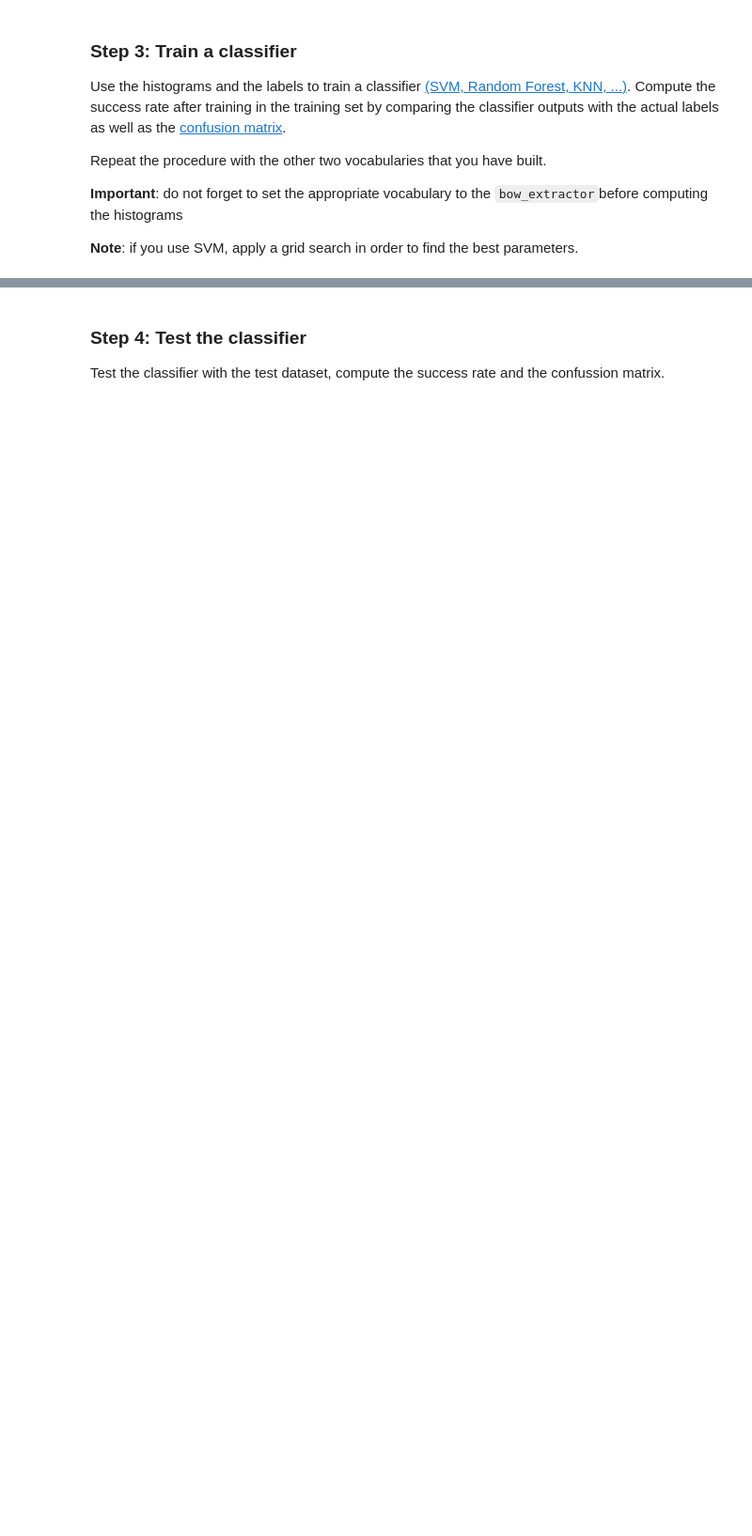
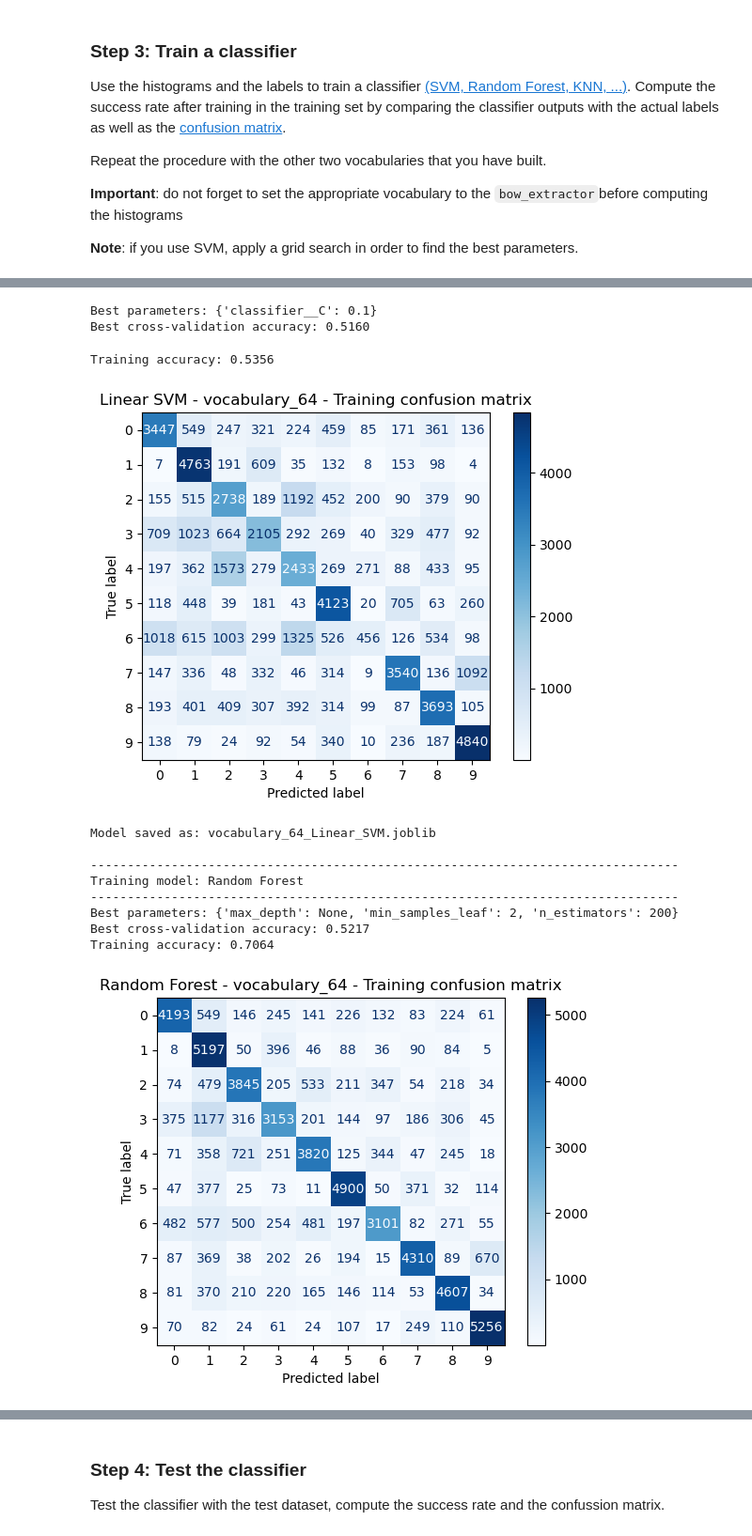
Before and after one commit to hugogs7/CV-II, a Jupyter notebook: 1a - Image classification.ipynb, the cells around one changed output, grey strips where cells are left out. Shown at 94% size. Cells and saved outputs as stored; diff of their text form; code cells hidden in the pictures; blank space fills up the shorter version.

```diff
--- a/1a - Image classification.ipynb
+++ b/1a - Image classification.ipynb
@@ -178,5 +519,11 @@ Repeat the procedure with the other two vocabularies that you have built.
 # %%
-# vocabulary size 2
-### Write your code here
-
-# bow_extractor.setVocabulary(my_voc_2)
+# Train and evaluate models using vocabulary size 2
+results_voc_2, models_voc_2, train_histograms_voc_2 = train_and_evaluate_models_for_vocabulary(
+    vocabulary=vocabulary_2,
+    vocabulary_size=voc_size_2,
+    vocabulary_name="vocabulary_64",
+    bow_extractor=bow_extractor,
+    train_images=train_images,
+    train_labels=train_labels
+)
+# %% [output]
@@ -182,0 +541,13 @@ Repeat the procedure with the other two vocabularies that you have built.
+Best parameters: {'classifier__C': 0.1}
+Best cross-validation accuracy: 0.5160
+Training accuracy: 0.5356
+[figure, added]
+Model saved as: vocabulary_64_Linear_SVM.joblib
+
+--------------------------------------------------------------------------------
+Training model: Random Forest
+--------------------------------------------------------------------------------
+Best parameters: {'max_depth': None, 'min_samples_leaf': 2, 'n_estimators': 200}
+Best cross-validation accuracy: 0.5217
+Training accuracy: 0.7064
+[figure, added]
```
Also changed, not shown: parts of 29 cells of this notebook.
